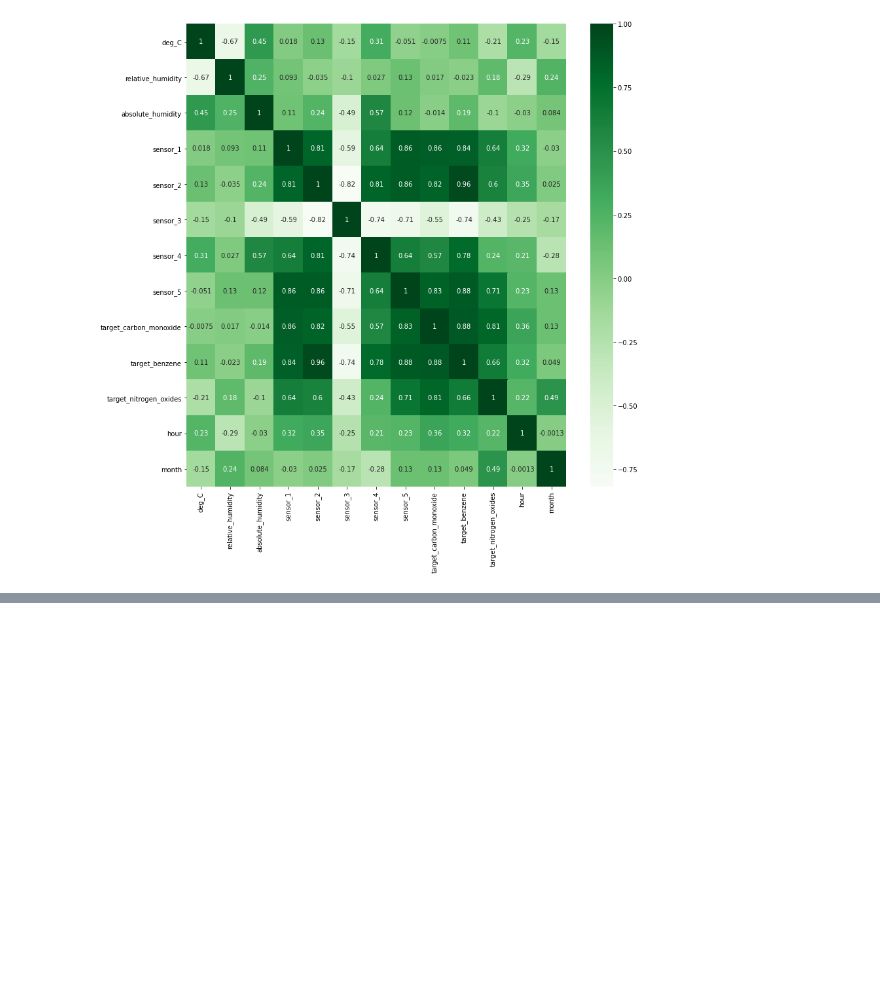
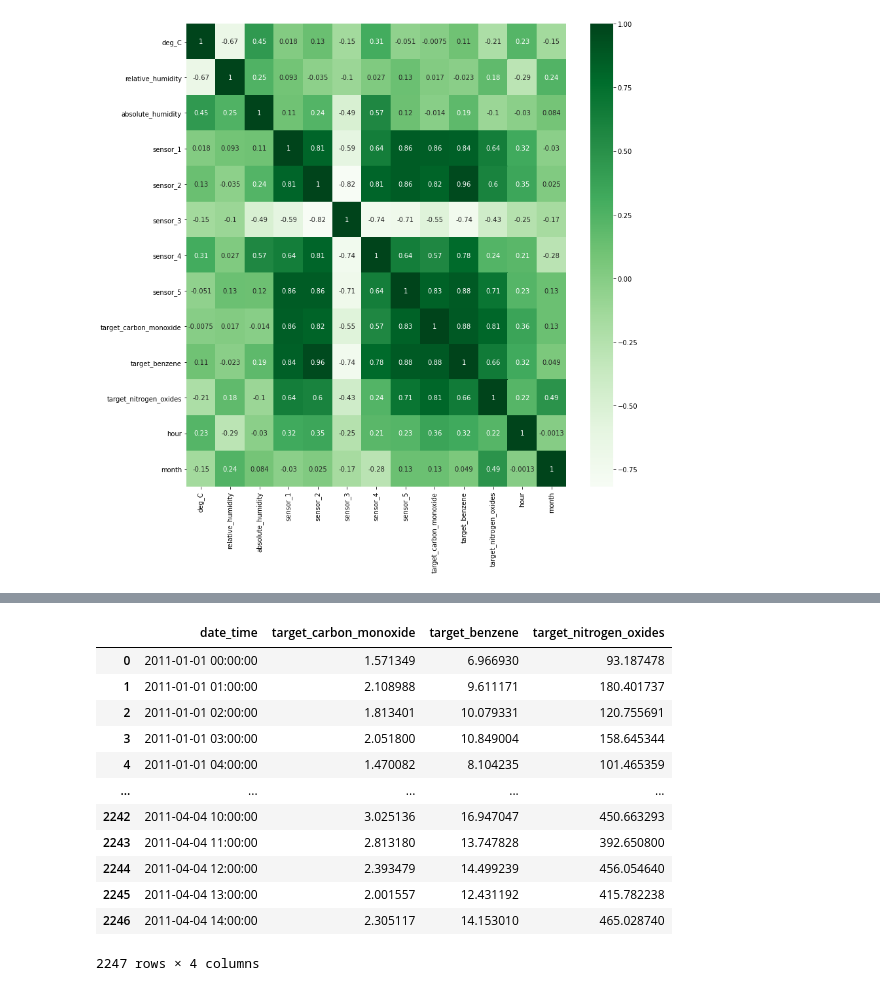
Before and after one commit to popovko/Air-Pollution, a Jupyter notebook: main.ipynb, the cells around one changed output, grey strips where cells are left out. Drawn from its saved outputs; the diff is of its cells as text; code cells hidden in the pictures; blank space fills up the shorter version.

Commit message:
create 3 models (GradientBoostingRegressors) for predict target values

```diff
--- a/main.ipynb
+++ b/main.ipynb
@@ -76,7 +76,7 @@ from sklearn.preprocessing import StandardScaler
 std_scr = StandardScaler()
 features = ['deg_C', 'relative_humidity', 'absolute_humidity', 'sensor_1', 'sensor_2', 'sensor_3', 'sensor_4', 'sensor_5', 'hour', 'month']
 X = std_scr.fit_transform(train[features])
-X_test = std_scr.fit_transform()
+X_test = std_scr.fit_transform(test[features])
 y1 = train['target_carbon_monoxide']
 y2 = train['target_benzene']
 y3 = train['target_nitrogen_oxides']
@@ -157,0 +177,22 @@ RandomForestRegressor(max_depth=60, n_estimators=230)
+# %%
+from sklearn.model_selection import RandomizedSearchCV
+parameters = {
+    "learning_rate": [0.1, 0.15, 0.2],
+    "min_samples_split": [30, 40 ,50, 60],
+    "min_samples_leaf": [15, 20, 30, 40 ],
+    "max_depth":[4, 5, 6]}
+
+model3 = RandomizedSearchCV( n_iter     = 50,
+                                        estimator           = GradientBoostingRegressor(),
+                                        param_distributions = parameters,
+                                        n_jobs              = 4,
+                                        refit               = True,
+                                        cv                  = 5,
+                                        verbose             = 1,
+                                        pre_dispatch        = '2*n_jobs',
+                                        scoring             = 'neg_mean_squared_log_error'
+                                        )         # scoring = 'accuracy'
+model3.fit( X, y3)
+print( model3.best_estimator_ )
+print( model3.best_score_ )
+print( model3.best_params_ )
@@ -157,0 +208,25 @@ RandomForestRegressor(max_depth=60, n_estimators=230)
+# %%
+target1 = model1.predict(X_test)
+target2 = model2.predict(X_test)
+target3 = model3.predict(X_test)
+output = pd.DataFrame({
+    'date_time': test['date_time'],
+    'target_carbon_monoxide': target1,
+    'target_benzene' : target2,
+    'target_nitrogen_oxides' : target3})
+output.to_csv('air_pollution_submission.csv', index=False)
+output
+# %% [output]
+|  | date_time | target_carbon_monoxide | target_benzene | target_nitrogen_oxides |
+| 0 | 2011-01-01 00:00:00 | 1.571349 | 6.966930 | 93.187478 |
+| 1 | 2011-01-01 01:00:00 | 2.108988 | 9.611171 | 180.401737 |
+| 2 | 2011-01-01 02:00:00 | 1.813401 | 10.079331 | 120.755691 |
+| 3 | 2011-01-01 03:00:00 | 2.051800 | 10.849004 | 158.645344 |
+| 4 | 2011-01-01 04:00:00 | 1.470082 | 8.104235 | 101.465359 |
+| ... | ... | ... | ... | ... |
+| 2242 | 2011-04-04 10:00:00 | 3.025136 | 16.947047 | 450.663293 |
+| 2243 | 2011-04-04 11:00:00 | 2.813180 | 13.747828 | 392.650800 |
+| 2244 | 2011-04-04 12:00:00 | 2.393479 | 14.499239 | 456.054640 |
+| 2245 | 2011-04-04 13:00:00 | 2.001557 | 12.431192 | 415.782238 |
+| 2246 | 2011-04-04 14:00:00 | 2.305117 | 14.153010 | 465.028740 |
+2247 rows × 4 columns
```
Also changed, not shown: parts of 5 cells of this notebook.
